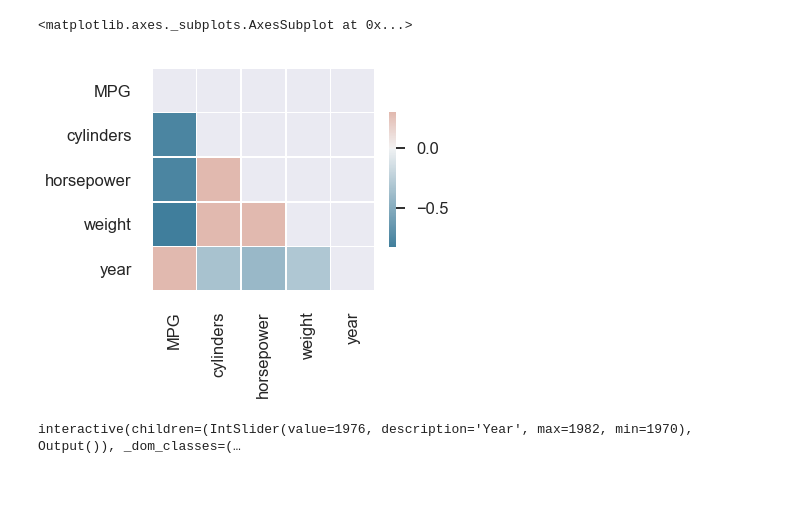
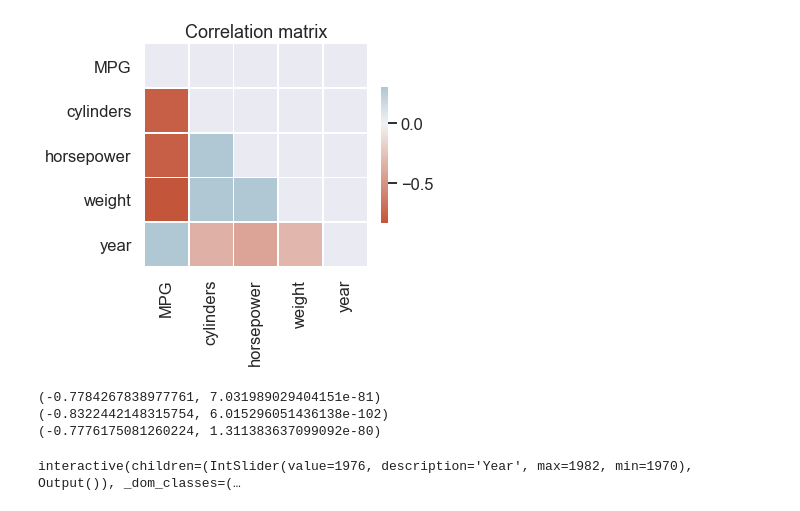
Before and after one commit to rebeccadavidsson/ScientificVisualization2020, a Jupyter notebook: cars_visualisation.ipynb, the cells around one changed output. Drawn from its saved outputs; the diff is of its cells as text; code cells hidden in the pictures; blank space fills up the shorter version.

```diff
--- a/cars_visualisation.ipynb
+++ b/cars_visualisation.ipynb
@@ -16,25 +16,36 @@ dataset.columns = ['model', 'MPG', 'cylinders', 'horsepower', 'weight', 'year',
 # %%
 columns = ['MPG', 'cylinders', 'horsepower', 'weight', 'year']
 d = dataset[columns]
 
 # Compute the correlation matrix
 corr = d.corr()
 
 # Generate a mask for the upper triangle
 mask = np.triu(np.ones_like(corr, dtype=bool))
 
 # Set up the matplotlib figure
 f, ax = plt.subplots(figsize=(5, 5))
 
 # Generate a custom diverging colormap
-cmap = sns.diverging_palette(230, 20, as_cmap=True)
+cmap = sns.diverging_palette(20, 230, as_cmap=True)
 
 # Draw the heatmap with the mask and correct aspect ratio
 sns.heatmap(corr, mask=mask, cmap=cmap, vmax=.3, center=0,
             square=True, linewidths=.5, cbar_kws={"shrink": .5})
+plt.title("Correlation matrix")
+plt.show()
 # %% [output]
-<matplotlib.axes._subplots.AxesSubplot at 0x...>
-[figure, old version]
+[figure, new version]
+# %%
+import scipy
+
+print(scipy.stats.pearsonr(dataset.MPG, dataset.horsepower))
+print(scipy.stats.pearsonr(dataset.MPG, dataset.weight))
+print(scipy.stats.pearsonr(dataset.MPG, dataset.cylinders))
+# %% [output]
+(-0.7784267838977761, 7.031989029404151e-81)
+(-0.8322442148315754, 6.015296051436138e-102)
+(-0.7776175081260224, 1.311383637099092e-80)
 # %%
 sns.set_style("darkgrid")
 
```
Also changed, not shown: parts of 2 cells of this notebook, 4 other files.
